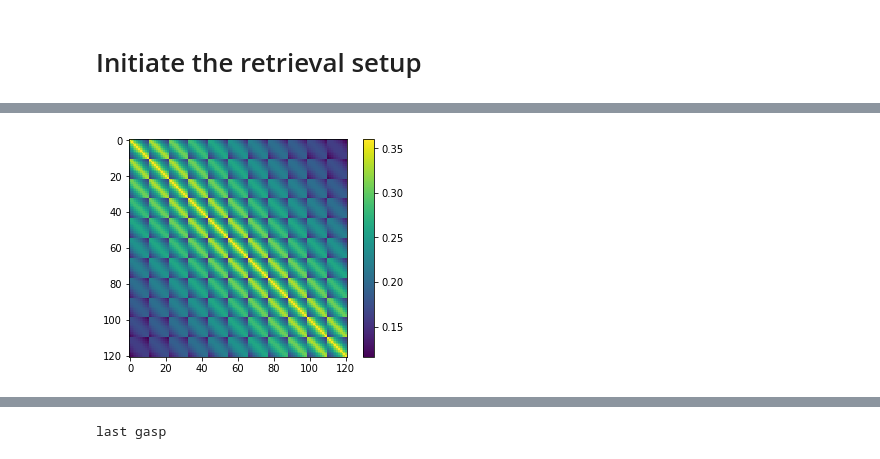
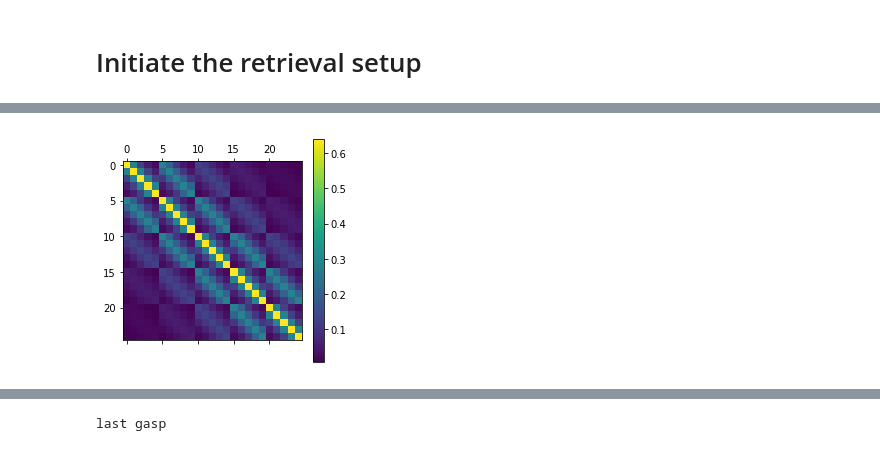
Before and after one commit to cheesetarian/amsr2_var, a Jupyter notebook: am2_mvar/retrieval_syn.ipynb, the cells around one changed output, grey strips where cells are left out. Cells and saved outputs as stored; diff of their text form; code cells hidden in the pictures.

```diff
--- a/am2_mvar/retrieval_syn.ipynb
+++ b/am2_mvar/retrieval_syn.ipynb
@@ -131,7 +164,7 @@ s_names = ["Water skin temperature","Wind speed","Wind direction","Salinity"]
 s_data = np.zeros([len(s_names), nala, nalo])
 
 tmean                   = 282.0 # sst mean
-wsp                     = 2.3   # 10m wind speed
+wsp                     = 7.3   # 10m wind speed
 s_data[0,:,:] = tmean
 #s_data[0,int(nlat/2)-1:int(nlat/2)+2,int(nlon/2)-1:int(nlon/2)+2] += 6
 #s_data[0,:,::8] += 0.9  ## czechers
@@ -141,14 +174,16 @@ s_data[0,int(nlat/3)-0:int(nlat/3)+3,:] += 5.0
 s_data[0,int(nlat*2/3)-3:int(nlat*2/3)+0,:] -= 5.0
 #s_data[0,:,int(nlon/3)-0:int(nlon/3)+3] += 5.0
 #s_data[0,:,int(nlon*2/3)-3:int(nlon*2/3)+0] -= 5.0
-s_data[0,1::4,::4] -= 2.9  ## czechers
-s_data[0,::2,1::3] -= 1.9
-s_data[0,::2,2::3] += 0.9
+#s_data[0,1::4,::4] -= 2.9  ## czechers
+#s_data[0,::2,1::3] -= 1.9
+#s_data[0,::2,2::3] += 0.9
+s_data[0,:,:] += np.random.normal(0, 2, [nala,nalo])
 #s_data[0,:,:] += np.tile(np.arange(0,nala),[nalo,1])
 #s_data[0,18:21,18:21] = tmean +6.5 # some preturbation
 #s_data[0,int(nlat/2),int(nlon/2)] = tmean +9.5 # some preturbation
 s_data[1,:,:] = wsp
-s_data[1,:,:] += 0.1 * np.tile(np.arange(0,nala),[nalo,1]).transpose()
+s_data[1,:,:] += np.random.normal(1.2, 1.9, [nala,nalo])
+#s_data[1,:,:] += 0.15 * np.tile(np.arange(0,nala),[nalo,1]).transpose()
 s_data[2,:,:] = 90 # token wind direction value
 s_data[3,:,:] = 0.034 # token salinity value
 
@@ -435,11 +473,12 @@ ws.sensor_checkedCalc()
 # first, set up the retrieval grid, which is independent from fwd model and can be
 #  independent from the background (lat/lon) grid
 
-utx, uty = 1.0, 1.0 # radially out from center
+utx, uty = 0.8, 0.8 # radially out from center
 r_lims = [lat0-uty, lat0+uty, lon0-utx, lon0+utx] # lat/lon limits  (box in middle of overall box)
-r_resa  = resa*2.0 # setting to multiple of lat/lon grid resolution -- not exact same points as lat/lon grid
-r_reso  = reso*2.0 # setting to multiple of lat/lon grid resolution -- not exact same points as lat/lon grid
+r_resa  = resa*2.0 # tied to a factor of lat/lon grid resolution,
+r_reso  = reso*2.0 #  but not exact same points as lat/lon grid
 print('retrieval grid resolution: ', r_resa, r_reso)
+
 r_lon  = np.arange(r_lims[2], r_lims[3]+r_reso, r_reso)
 r_lat  = np.arange(r_lims[0], r_lims[1]+r_resa, r_resa)
 
@@ -461,25 +502,20 @@ retrieval lat grid:  [-4.  -3.8 -3.6 -3.4 -3.2 -3.  -2.8 -2.6 -2.4 -2.2 -2. ]
 # %%
-# set the a priori state and an initial 'measurement' vector by running yCalc first
 
 # set Xa (formally set in ARTS below)
-xa = np.zeros([r_lon.size, r_lat.size, nrvar]) # a priori matrix, should be similar to s_data
-print(xa.shape)
-xa[:,:,0] = tmean #+ 0.07  # set constant, or maybe some perturbation
-#s_data[0,:,:]  # or set to copy(ws.surface_props_data[0,:,:])
-#xa[1,:,:] = s_data[1,:,:]  # if adding wind speed
-
+xa = np.zeros([nrvar, r_lon.size, r_lat.size]) # a priori matrix, should be similar to s_data
+print('Xa shape: ', xa.shape)
+xa[0,:,:] = tmean #+ 0.07  # set constant, or maybe some perturbation
+if nrvar>1:
+    xa[1,:,:] = np.mean(s_data[1,:,:])  # if adding wind speed
 
 # then observation errors (first just sensor noise)
-se_cov = np.diag(np.tile(nedt**2, npix*nscans*nf*2))  # if nedt constant for all chans
 se_cov = np.diag(np.tile(np.repeat(nedt**2,2), npix*nscans ))  # if nedt constant for all chans
-print(se_cov.shape) # square matrix of side length npix*nscans*nf*2
+print('Se cov shape: ', se_cov.shape) # square matrix of side length npix*nscans*nf*2
 
 # define decorrelation length for a priori correlations, use distance-dependent correlations in sx_cov
 # (if doing more than just sst, can calculate separately with another decorr length then use covmat_sxAddBlock)
-from scipy.spatial.distance import pdist      # calculate pair-wise distances (euclidean)
-from scipy.spatial.distance import squareform # convert from reduced matrix to square
 dists = squareform( pdist( np.array([ry.flatten(), rx.flatten()]).transpose() ))
-corrs = np.exp(-dists/deco)
+corrs_sst = np.exp(-dists/deco_sst)  # with all variables, currently assuming same decorrelation length!
 
 # can try making decorrelation lengths gradient-dependent (wait for a non-flat prior for testing!):
 #rygrad, rxgrad = np.gradient(xa[:,:,0])
@@ -489,20 +525,34 @@ corrs = np.exp(-dists/deco)
 #deco_grid[pseudo_grad > 0] *= np.exp(-1.0*pseudo_grad[pseudo_grad>0])
 ## ad hoc, weight decorr length to be shorter if there's a non-zero gradient in apriori
 
-#plt.figure(figsize=[14,14])
-#plt.imshow(corrs)
-#plt.colorbar()
-#plt.show()
 
-print(shinfo(dists))
-print(shinfo(corrs))
+# then a priori state errors (Sa or Sx)
+len_rgrid = r_lon.size*r_lat.size # total number of points in retrieval grid
+nsx = np.sum(range(nrvar+1)) # 'triangle number' determines # of matrix blocks that define sx_cov
 
-# then a priori state errors
-sx_cov = np.diag(np.tile(sx_sst**2, r_lon.size*r_lat.size)) #creates diagonal matrix with sigma=sx_sst for all
-for n in range(sx_cov[0,:].size):
-    sx_cov[n,:] = sx_cov[n,n] * corrs[n,:]
+# blocks of larger, sparse Sa unless the off-off diagonal elements are filled in (SST/wsp covariances)
+sx_cov = np.zeros([len_rgrid,len_rgrid, nsx])
 
-plt.imshow(sx_cov)
-plt.colorbar()
-plt.show()
+# common for both:
+sx_cov[:,:,0] = np.diag( np.tile(sx_sst**2, len_rgrid))
+for x in range(len_rgrid):
+    for y in range(len_rgrid):
+        sx_cov[x,y,0]  = sx_sst * sx_sst * corrs_sst[x,y]  # i.e.  cov = r * sig * sig
+
+if nrvar==2:  # wind and cross-correlations
+    corrs_wsp = np.exp(-dists/deco_wsp)
+    sx_cov[:,:,1] = np.diag( np.tile(sx_wsp**2, len_rgrid))
+    for x in range(len_rgrid):
+        for y in range(len_rgrid):
+            sx_cov[x,y,1]  = sx_wsp * sx_wsp * corrs_wsp[x,y]  # if sx_wsp is function of loc, include here
+            sx_cov[x,y,2]  = sx_wsp * sx_sst * corrs_wsp[x,y] * xcorr # cross correlations! (w/ spatial corr from 1)
+
+#print('Sa cov shape: ', np.shape(sx_cov))
+
+for rv in range(nsx):
+    plt.matshow(sx_cov[:,:,rv])
+    plt.colorbar()
+    plt.show()
+
+print(sx_cov.shape,sx_cov[:,:,1].shape)
 # %% [output]
@@ -513 +564 @@ plt.show()
-[figure, old version]
+[figure, new version]
```
Also changed, not shown: parts of 45 cells of this notebook.
